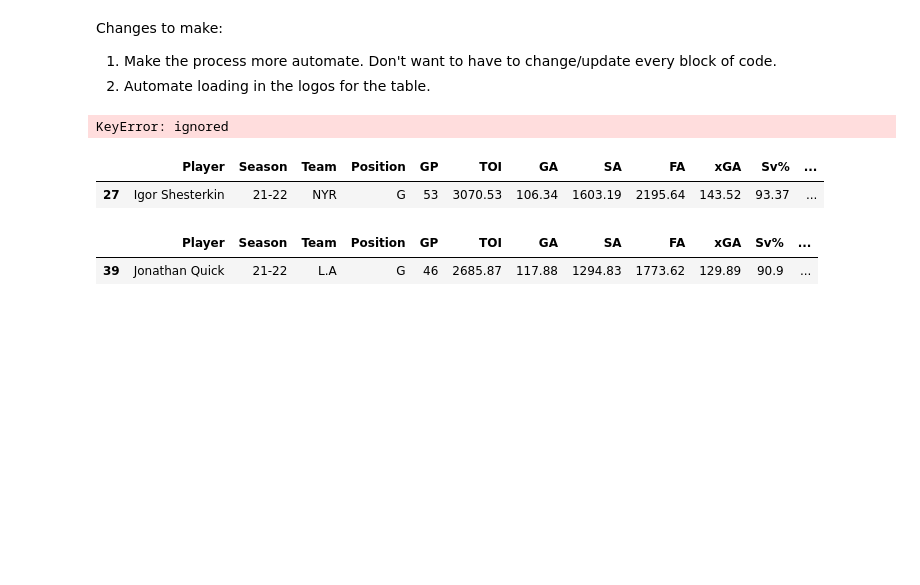
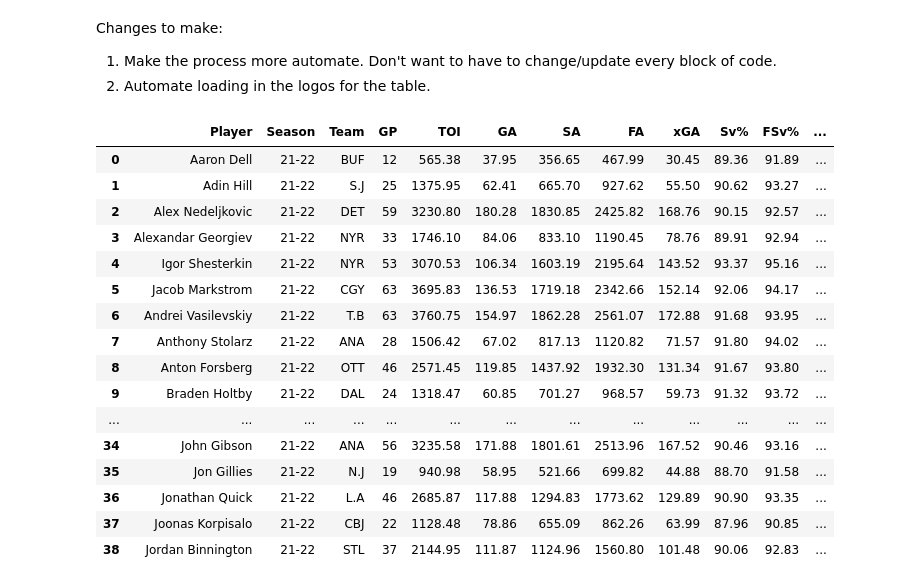
Before and after one commit to mikeytw11/Hockey, a Jupyter notebook: Goalie_Consistency.ipynb, the cells around one changed output. Saved outputs shown, nothing was run; the diff lists cells and outputs as text; code cells hidden in the pictures; blank space fills up the shorter version.

Commit message:
Continued to add to Goalie Table.

```diff
--- a/Goalie_Consistency.ipynb
+++ b/Goalie_Consistency.ipynb
@@ -227,14 +231,15 @@ Variance_Swayman = round((sum((Swayman['GSAx']-Mean_Swayman)**2))/(N_Swayman-1),
 Variance_Gibson = round((sum((Gibson['GSAx']-Mean_Gibson)**2))/(N_Gibson-1),2)
 Variance_Gillies = round((sum((Gillies['GSAx']-Mean_Gillies)**2))/(N_Gillies-1),2)
 Variance_Quick = round((sum((Quick['GSAx']-Mean_Quick)**2))/(N_Quick-1),2)
-Variance_Shesterkin = round((sum((Shesterkin['GSAx']-Mean_Shesterkin)**2))/(N_Shesterkin-1),2)
+Variance_Korpisalo = round((sum((Korpisalo['GSAx']-Mean_Korpisalo)**2))/(N_Korpisalo-1),2)
+Variance_Binnington = round((sum((Binnington['GSAx']-Mean_Binnington)**2))/(N_Binnington-1),2)
 # %%
 #Keep only last row of raw data.
 Dell_Final = Goalies_Season.loc[Goalies_Season.Player=='Aaron Dell']
 Hill_Final = Goalies_Season.loc[Goalies_Season.Player=='Adin Hill']
 Nedeljkovic_Final = Goalies_Season.loc[Goalies_Season.Player=='Alex Nedeljkovic']
 Georgiev_Final = Goalies_Season.loc[Goalies_Season.Player=='Alexandar Georgiev']
-Shesterkin_Final = Goalies_Season.loc[Goalies_Season.Player=='Igor Shestekin']
+Shesterkin_Final = Goalies_Season.loc[Goalies_Season.Player=='Igor Shesterkin']
 Markstrom_Final = Goalies_Season.loc[Goalies_Season.Player=='Jacob Markstrom']
 Vasilevskiy_Final = Goalies_Season.loc[Goalies_Season.Player=='Andrei Vasilevskiy']
 Stolarz_Final = Goalies_Season.loc[Goalies_Season.Player=='Anthony Stolarz']
@@ -270,7 +275,8 @@ Swayman_Final = Goalies_Season.loc[Goalies_Season.Player=='Jeremy Swayman']
 Gibson_Final = Goalies_Season.loc[Goalies_Season.Player=='John Gibson']
 Gillies_Final = Goalies_Season.loc[Goalies_Season.Player=='Jon Gillies']
 Quick_Final = Goalies_Season.loc[Goalies_Season.Player=='Jonathan Quick']
-Shesterkin_Final = Goalies_Season.loc[Goalies_Season.Player=='Igor Shesterkin']
+Korpisalo_Final = Goalies_Season.loc[Goalies_Season.Player=='Joonas Korpisalo']
+Binnington_Final = Goalies_Season.loc[Goalies_Season.Player=='Jordan Binnington']
 # %%
 #Restrict data columns.
 Dell_Final = Dell_Final.drop(columns = ['Position','GSAA'])
@@ -313,19 +319,8 @@ Swayman_Final = Swayman_Final.drop(columns = ['Position','GSAA'])
 Gibson_Final = Gibson_Final.drop(columns = ['Position','GSAA'])
 Gillies_Final = Gillies_Final.drop(columns = ['Position','GSAA'])
 Quick_Final = Quick_Final.drop(columns = ['Position','GSAA'])
-Shesterkin_Final = Shesterkin_Final.drop(columns = ['Position','GSAA'])
+Korpisalo_Final = Korpisalo_Final.drop(columns = ['Position','GSAA'])
+Binnington_Final = Binnington_Final.drop(columns = ['Position','GSAA'])
-# %% [output]
-KeyError: ignored
-# %%
-Shesterkin_Final
-# %% [output]
-|  | Player | Season | Team | Position | GP | TOI | GA | SA | FA | xGA | Sv% | ... |
-| 27 | Igor Shesterkin | 21-22 | NYR | G | 53 | 3070.53 | 106.34 | 1603.19 | 2195.64 | 143.52 | 93.37 | ... |
-# %%
-Quick_Final
-# %% [output]
-|  | Player | Season | Team | Position | GP | TOI | GA | SA | FA | xGA | Sv% | ... |
-| 39 | Jonathan Quick | 21-22 | L.A | G | 46 | 2685.87 | 117.88 | 1294.83 | 1773.62 | 129.89 | 90.9 | ... |
 # %%
 #Add Variance column to goaltender data.
 Dell_Final['Variance'] = Variance_Dell
@@ -368,16 +363,35 @@ Swayman_Final['Variance'] = Variance_Swayman
 Gibson_Final['Variance'] = Variance_Gibson
 Gillies_Final['Variance'] = Variance_Gillies
 Quick_Final['Variance'] = Variance_Quick
-Shesterkin_Final['Variance'] = Variance_Shesterkin
+Korpisalo_Final['Variance'] = Variance_Korpisalo
+Binnington_Final['Variance'] = Variance_Binnington
 # %%
 #Merge goaltenders together
 Goalie_Table = pd.concat([Dell_Final, Hill_Final, Nedeljkovic_Final, Georgiev_Final, Shesterkin_Final, Markstrom_Final, Vasilevskiy_Final, Stolarz_Final, Forsberg_Final,
                           Raanta_Final, Holtby_Final, Elliot_Final, Petersen_Final, Talbot_Final, Hart_Final, DeSmith_Final, Primeau_Final, Driedger_Final, Hellebuyck_Final,
                           Anderson_Final, Vladar_Final, Kuemper_Final, Rittich_Final, Tokarski_Final, Merzlikins_Final, Comrie_Final, Kallgren_Final, Gustavsson_Final,
                           Andersen_Final, Samsonov_Final, Campbell_Final, Allen_Final, Oettinger_Final, Sorokin_Final, Reimer_Final, Halak_Final, Swayman_Final, Gibson_Final,
-                          Gillies_Final, Quick_Final, Shesterkin_Final])
+                          Gillies_Final, Quick_Final, Korpisalo_Final, Binnington_Final])
 Goalie_Table = Goalie_Table.reset_index(drop=True)
 Goalie_Table
+# %% [output]
+|  | Player | Season | Team | GP | TOI | GA | SA | FA | xGA | Sv% | FSv% | ... |
+| 0 | Aaron Dell | 21-22 | BUF | 12 | 565.38 | 37.95 | 356.65 | 467.99 | 30.45 | 89.36 | 91.89 | ... |
+| 1 | Adin Hill | 21-22 | S.J | 25 | 1375.95 | 62.41 | 665.70 | 927.62 | 55.50 | 90.62 | 93.27 | ... |
+| 2 | Alex Nedeljkovic | 21-22 | DET | 59 | 3230.80 | 180.28 | 1830.85 | 2425.82 | 168.76 | 90.15 | 92.57 | ... |
+| 3 | Alexandar Georgiev | 21-22 | NYR | 33 | 1746.10 | 84.06 | 833.10 | 1190.45 | 78.76 | 89.91 | 92.94 | ... |
+| 4 | Igor Shesterkin | 21-22 | NYR | 53 | 3070.53 | 106.34 | 1603.19 | 2195.64 | 143.52 | 93.37 | 95.16 | ... |
+| 5 | Jacob Markstrom | 21-22 | CGY | 63 | 3695.83 | 136.53 | 1719.18 | 2342.66 | 152.14 | 92.06 | 94.17 | ... |
+| 6 | Andrei Vasilevskiy | 21-22 | T.B | 63 | 3760.75 | 154.97 | 1862.28 | 2561.07 | 172.88 | 91.68 | 93.95 | ... |
+| 7 | Anthony Stolarz | 21-22 | ANA | 28 | 1506.42 | 67.02 | 817.13 | 1120.82 | 71.57 | 91.80 | 94.02 | ... |
+| 8 | Anton Forsberg | 21-22 | OTT | 46 | 2571.45 | 119.85 | 1437.92 | 1932.30 | 131.34 | 91.67 | 93.80 | ... |
+| 9 | Braden Holtby | 21-22 | DAL | 24 | 1318.47 | 60.85 | 701.27 | 968.57 | 59.73 | 91.32 | 93.72 | ... |
+| ... | ... | ... | ... | ... | ... | ... | ... | ... | ... | ... | ... | ... |
+| 34 | John Gibson | 21-22 | ANA | 56 | 3235.58 | 171.88 | 1801.61 | 2513.96 | 167.52 | 90.46 | 93.16 | ... |
+| 35 | Jon Gillies | 21-22 | N.J | 19 | 940.98 | 58.95 | 521.66 | 699.82 | 44.88 | 88.70 | 91.58 | ... |
+| 36 | Jonathan Quick | 21-22 | L.A | 46 | 2685.87 | 117.88 | 1294.83 | 1773.62 | 129.89 | 90.90 | 93.35 | ... |
+| 37 | Joonas Korpisalo | 21-22 | CBJ | 22 | 1128.48 | 78.86 | 655.09 | 862.26 | 63.99 | 87.96 | 90.85 | ... |
+| 38 | Jordan Binnington | 21-22 | STL | 37 | 2144.95 | 111.87 | 1124.96 | 1560.80 | 101.48 | 90.06 | 92.83 | ... |
 # %%
 #Plot the Goaltender data.
 def quadrant_chart(x, y, xtick_labels=None, ytick_labels=None, ax=None):
```
Also changed, not shown: parts of 7 cells of this notebook.
